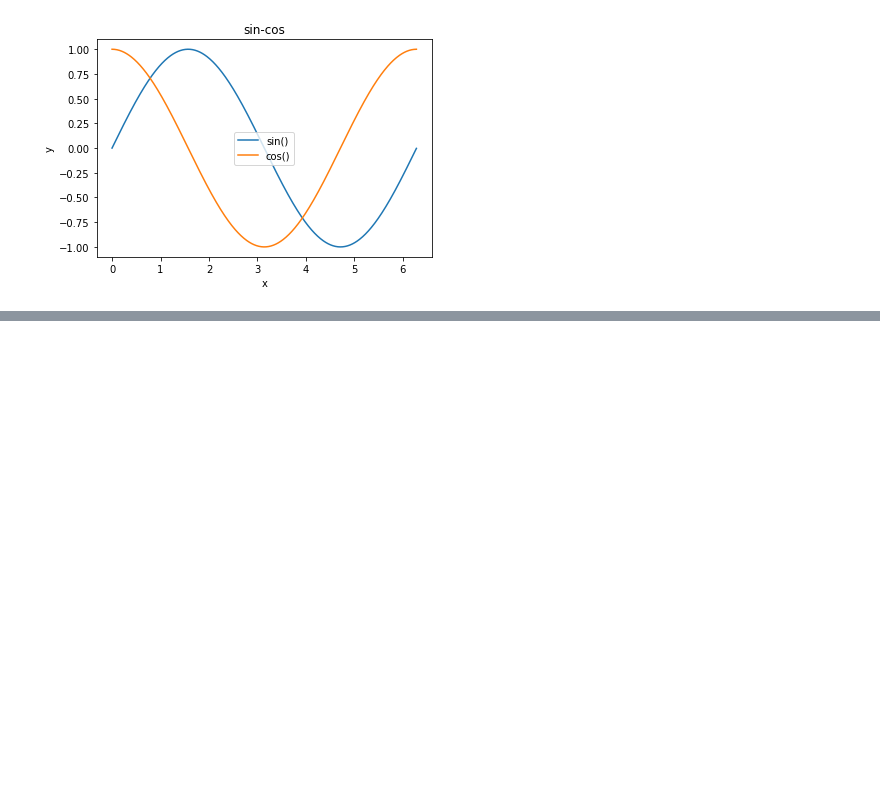
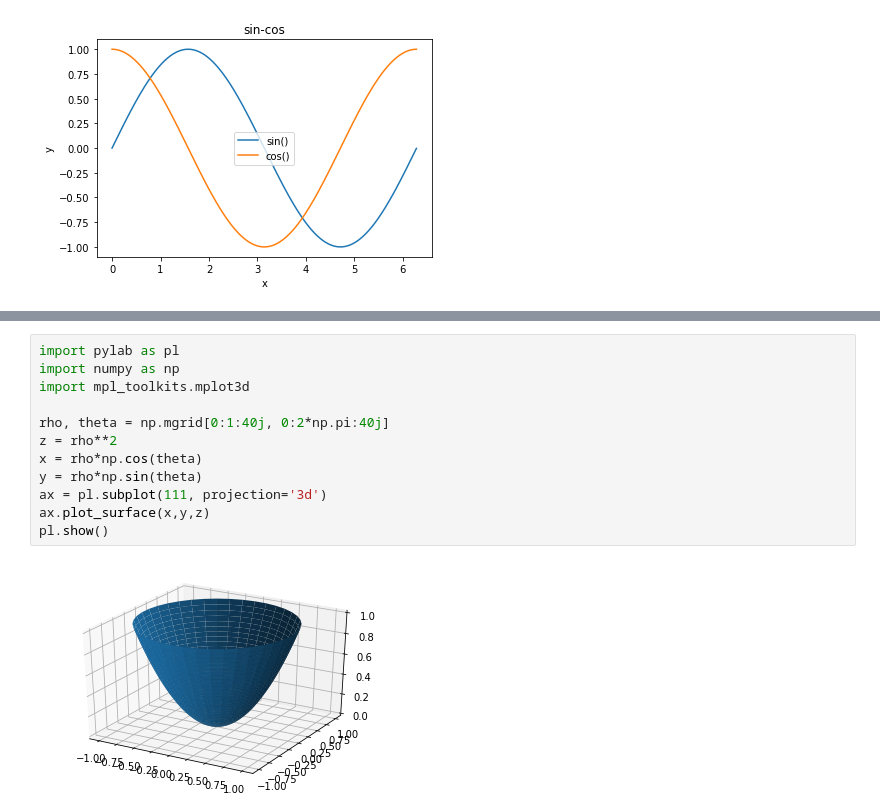
Before and after one commit to q0015300153/school, a Jupyter notebook: 20200314_1.ipynb, the cells around one changed output, grey strips where cells are left out. Drawn from its saved outputs; the diff is of its cells as text; blank space fills up the shorter version.

```diff
--- a/20200314_1.ipynb
+++ b/20200314_1.ipynb
@@ -104,0 +188,14 @@ pl.show()
+# %%
+import pylab as pl
+import numpy as np
+import mpl_toolkits.mplot3d
+
+rho, theta = np.mgrid[0:1:40j, 0:2*np.pi:40j]
+z = rho**2
+x = rho*np.cos(theta)
+y = rho*np.sin(theta)
+ax = pl.subplot(111, projection='3d')
+ax.plot_surface(x,y,z)
+pl.show()
+# %% [output]
+[figure, added]
```
Also changed, not shown: parts of 3 cells of this notebook.
